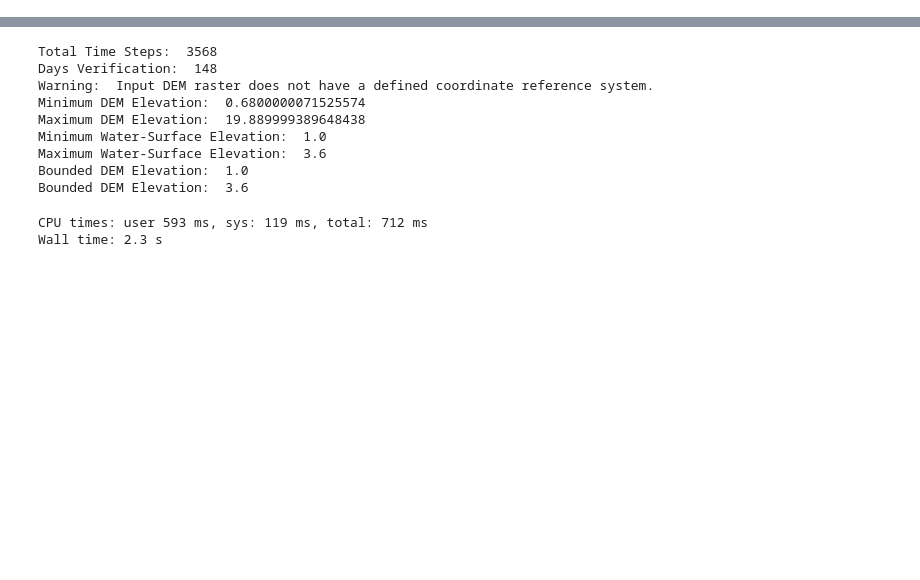
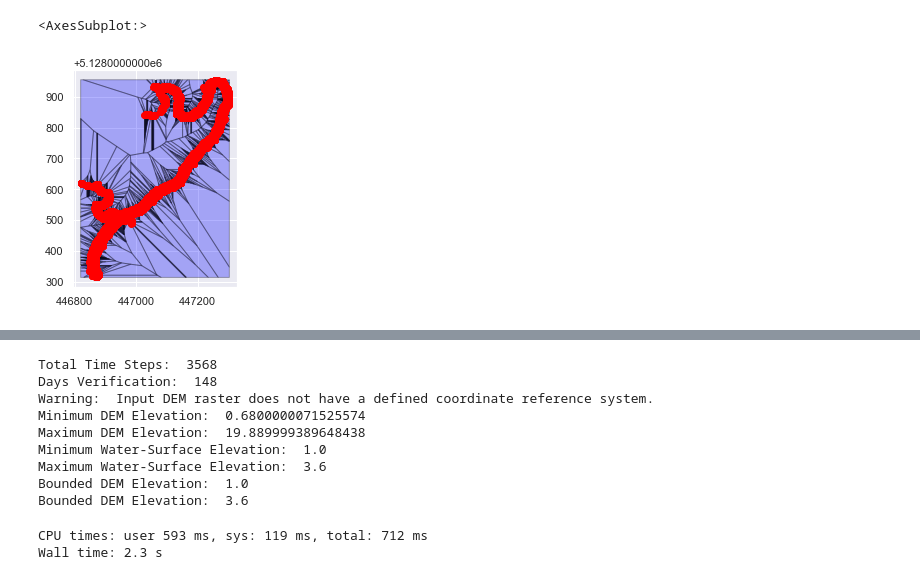
Before and after one commit to crvernon/atiim, a Jupyter notebook: noteboooks/quickstarter.ipynb, the cells around one changed output, grey strips where cells are left out. Cells and saved outputs as stored; diff of their text form; code cells hidden in the pictures; blank space fills up the shorter version.

```diff
--- a/noteboooks/quickstarter.ipynb
+++ b/noteboooks/quickstarter.ipynb
@@ -39,0 +156,8 @@ hour_interval = 1.0
+# %%
+fig, ax = plt.subplots()
+
+regions_df.plot(ax=ax, color='blue',edgecolor='black', alpha=0.3)
+points_df.plot(ax=ax, color='red')
+# %% [output]
+<AxesSubplot:>
+[figure, added]
```
Also changed, not shown: parts of 27 cells of this notebook, 1 other file.
